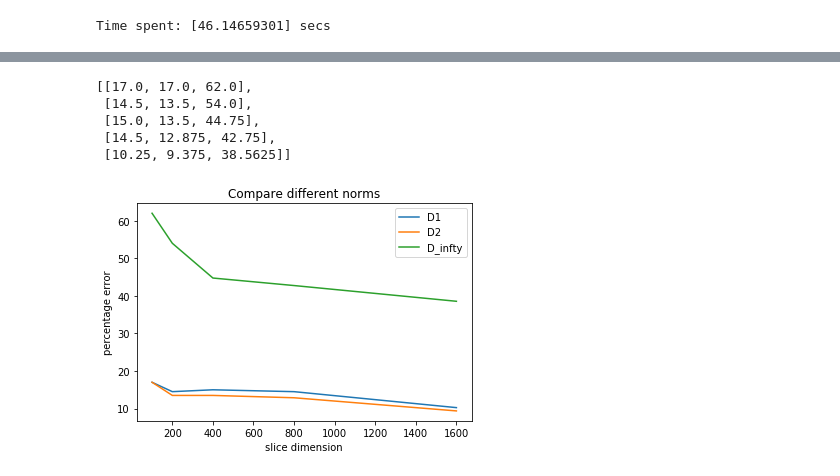
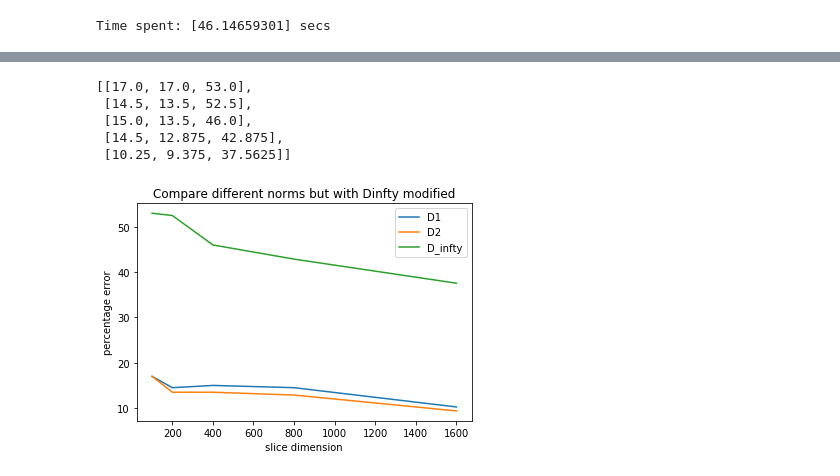
Before and after one commit to cpacilio/P1.4_seed, a Jupyter notebook: final_project/project.ipynb, the cells around one changed output, grey strips where cells are left out. Cells and saved outputs as stored; diff of their text form; code cells hidden in the pictures.

Commit message:
failed strategy to combine norms :(

```diff
--- a/final_project/project.ipynb
+++ b/final_project/project.ipynb
@@ -163,40 +163,41 @@ import random
 
 errors2 = []
 
 for num in dims:
     loc_errors=[]
     for matrix in methods:
         error_counter = 0.
         for i in range(num):
             M = matrix[i:i+1][0][:num]
             MM = delete(M,i)
             indices = where(MM==min(MM))[0]
             digits = [ y_train[j+int(j>=i)] for j in indices ]
             secure_random = random.SystemRandom()
             digit = secure_random.choice(digits)
             #digit = int(median(digits))
+            #if y_train[i] not in digits:
             if y_train[i] != digit:
                 error_counter +=1
         loc_errors.append(error_counter*100/num)
     errors2.append(loc_errors)
 
 from pprint import pprint
 pprint(errors2)
 
 for k in range(3):
     plt.plot(dims,[errors2[i][k] for i in range(size(dims)) ],label=names[distances[k]])
 plt.legend()
 plt.xlabel('slice dimension')
 plt.ylabel('percentage error')
-plt.title('Compare different norms')
+plt.title('Compare different norms but with Dinfty modified')
 plt.show()
 # %% [output]
-[[17.0, 17.0, 62.0],
- [14.5, 13.5, 54.0],
- [15.0, 13.5, 44.75],
- [14.5, 12.875, 42.75],
- [10.25, 9.375, 38.5625]]
+[[17.0, 17.0, 53.0],
+ [14.5, 13.5, 52.5],
+ [15.0, 13.5, 46.0],
+ [14.5, 12.875, 42.875],
+ [10.25, 9.375, 37.5625]]
-[figure, old version]
+[figure, new version]
 # %%
 ## compare performance of _Dinfty with two different error estimators
 ## and focus on the difference between D1 and D2
```
Also changed, not shown: parts of 5 cells of this notebook.
